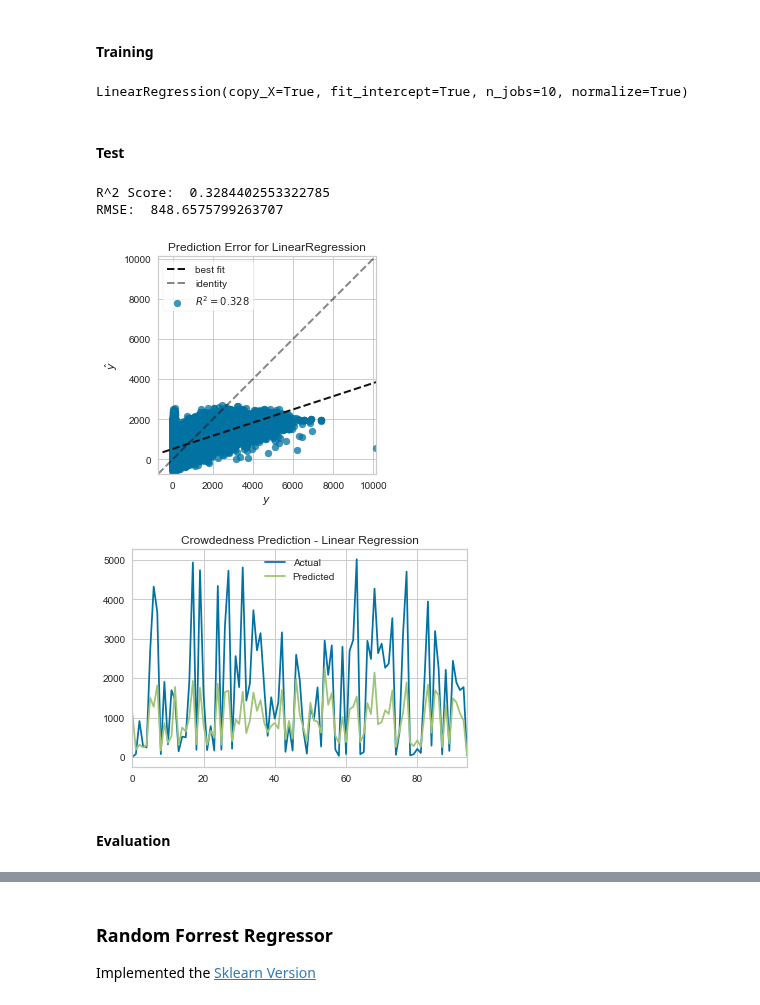
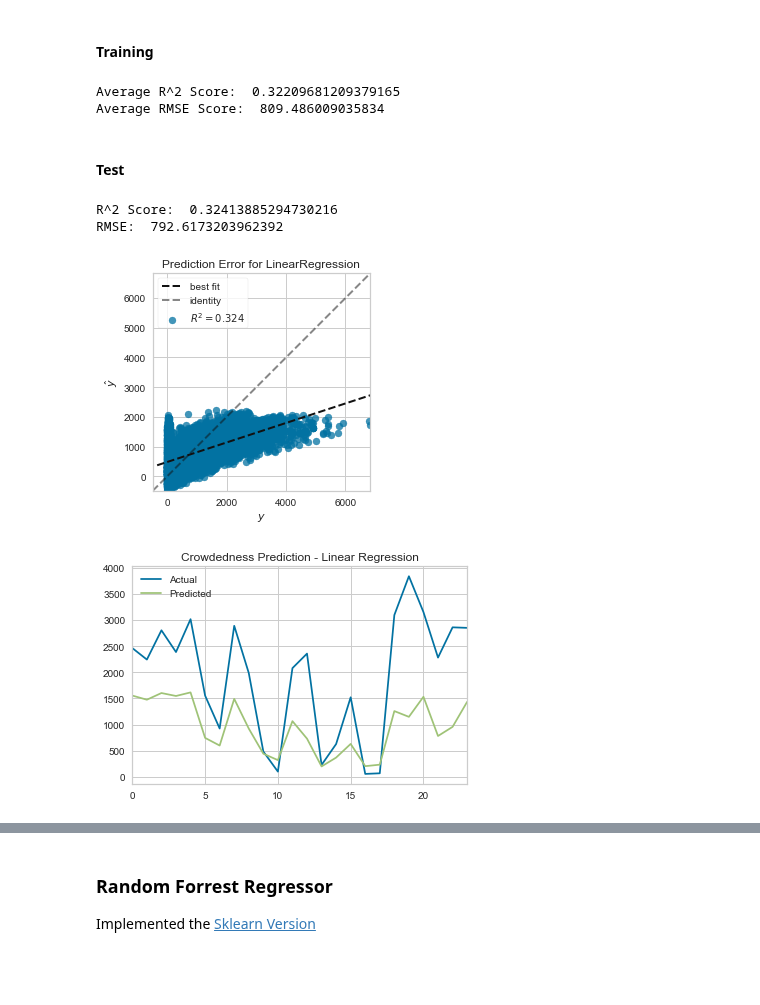
Before and after one commit to LeDon96/CrowdednessPrediction, a Jupyter notebook: Jupyter Notebooks/RegressionModels.ipynb, the cells around one changed output, grey strips where cells are left out. Drawn from its saved outputs; the diff is of its cells as text; code cells hidden in the pictures; blank space fills up the shorter version.

Commit message:
added cross validation method to training

```diff
--- a/Jupyter Notebooks/RegressionModels.ipynb
+++ b/Jupyter Notebooks/RegressionModels.ipynb
@@ -47,2 +44,6 @@ eval_end_date = pd.Timestamp(2019, 1, 31)
+# %%
+size = 0.9
+sensor = "GAWW-02"
+kf = KFold(n_splits=10, shuffle=True, random_state=42)
 # %%
-x_train, y_train, x_test, y_test, x_test_series, y_test_series, feature_labels = split.trainTestSplit(full_df, size, split_date, sensor)
+x_train, y_train, x_test, y_test, x_test_series, y_test_series, feature_labels, train_dates = split.trainTestSplit(full_df, size, sensor)
@@ -57,28 +56,48 @@ Implemented the [Sklearn Version](https://scikit-learn.org/stable/modules/genera
 #### Training
 # %%
 base = LinearRegression(n_jobs=10, normalize=True)
-base.fit(x_train, y_train)
-# %% [output]
-LinearRegression(copy_X=True, fit_intercept=True, n_jobs=10, normalize=True)
+# %%
+mean_score = 0
+mean_rmse = 0
+
+for train_index, val_index in kf.split(train_dates):
+    base.fit(x_train[x_train["Date"].isin(train_dates[train_index])].drop(columns={"Date"}),
+             y_train[y_train["Date"].isin(train_dates[train_index])].drop(columns={"Date"}))
+
+    mean_score += base.score(x_train[x_train["Date"].isin(train_dates[val_index])].drop(columns={"Date"}),
+             y_train[y_train["Date"].isin(train_dates[val_index])].drop(columns={"Date"}))
+
+    y_pred_base = base.predict(x_train[x_train["Date"].isin(train_dates[val_index])].drop(columns={"Date"}))
+    mean_rmse += np.sqrt(mean_squared_error(y_pred_base,
+                                            y_train[y_train["Date"].isin(train_dates[val_index])].drop(columns={"Date"})))
+
+mean_score /= 10
+mean_rmse /= 10
+
+print("Average R^2 Score: ", mean_score)
+print("Average RMSE Score: ", mean_rmse)
+# %% [output]
+Average R^2 Score:  0.32209681209379165
+Average RMSE Score:  809.486009035834
 # %% [markdown]
 #### Test
 # %%
 test_base_score = base.score(x_test, y_test)
 
 y_pred_test_base = base.predict(x_test)
 test_base_mse = mean_squared_error(y_pred_test_base, y_test)
 
 print("R^2 Score: ", test_base_score)
 print("RMSE: ", np.sqrt(test_base_mse))
 
 visualizer = PredictionError(base)
-visualizer.fit(x_train, y_train)  # Fit the training data to the visualizer
+visualizer.fit(x_train.drop(columns={"Date"}), y_train["CrowdednessCount"])  # Fit the training data to the visualizer
 visualizer.score(x_test, y_test)  # Evaluate the model on the test data
 g = visualizer.poof()
 # %% [output]
-R^2 Score:  0.3284402553322785
-RMSE:  848.6575799263707
+R^2 Score:  0.32413885294730216
+RMSE:  792.6173203962392
-[figure, old version]
+[figure, new version]
 # %%
 #Time series
 time_pred_test_base = base.predict(x_test_series)
@@ -90,6 +109,4 @@ time_real_series_test_base.plot(legend=True, label="Actual")
 time_pred_series_test_base.plot(legend=True, title='Crowdedness Prediction - Linear Regression', label="Predicted")
 plt.show()
 # %% [output]
-[figure, old version]
+[figure, new version]
-# %% [markdown]
-#### Evaluation
```
Also changed, not shown: parts of 20 cells of this notebook.
